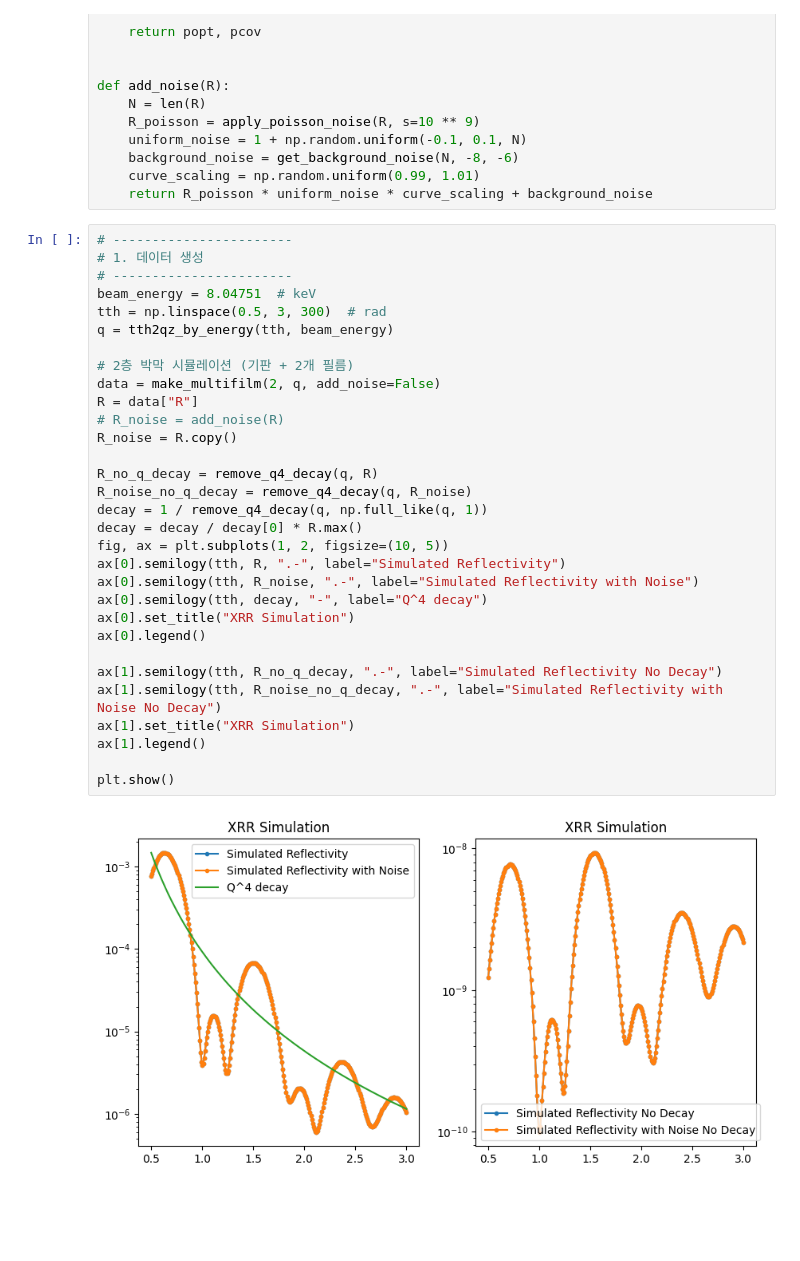
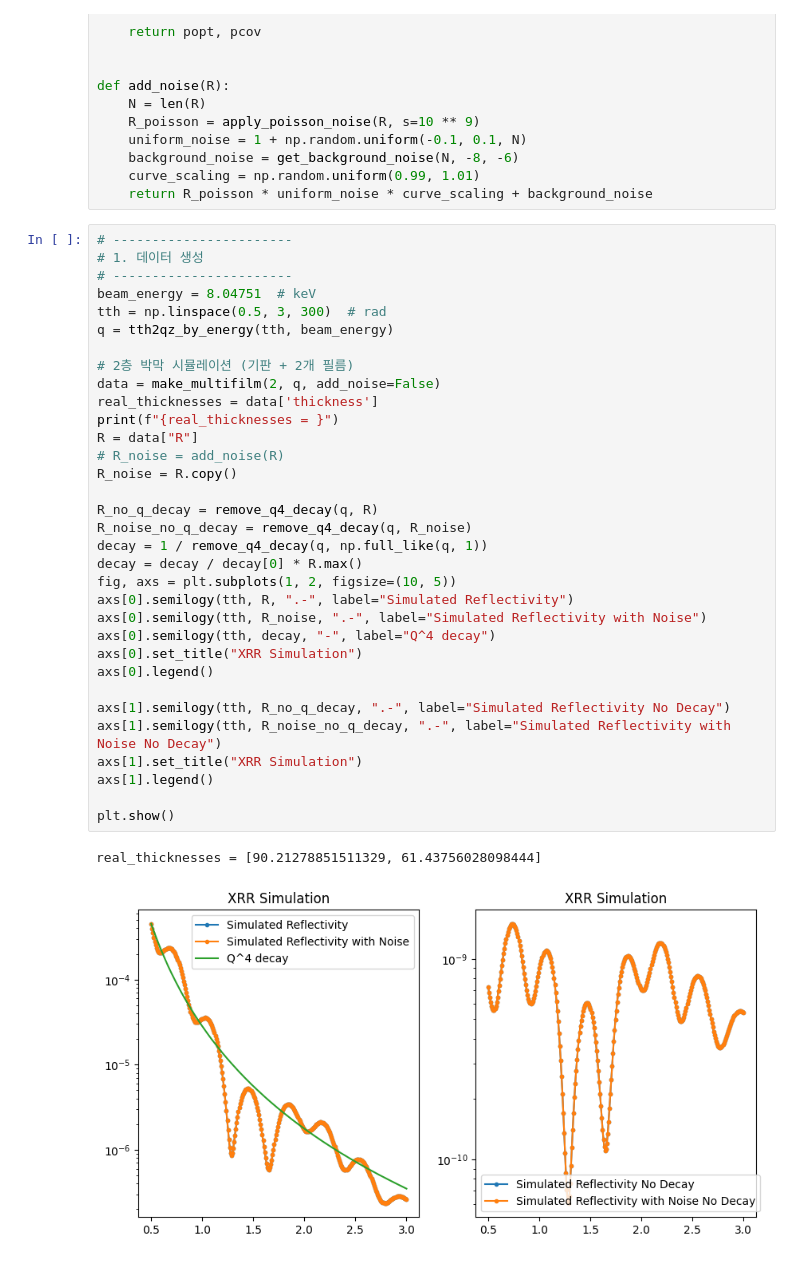
Before and after one commit to SJB7777/ReflectoLearn, a Jupyter notebook: notebooks/fitting.ipynb, the cells around one changed output. Cells and saved outputs as stored; diff of their text form; blank space fills up the shorter version.

Commit message:
compare with real thickness

```diff
--- a/notebooks/fitting.ipynb
+++ b/notebooks/fitting.ipynb
@@ -57,34 +55,37 @@ def add_noise(R):
 # %%
 # -----------------------
 # 1. 데이터 생성
 # -----------------------
 beam_energy = 8.04751  # keV
 tth = np.linspace(0.5, 3, 300)  # rad
 q = tth2qz_by_energy(tth, beam_energy)
 
 # 2층 박막 시뮬레이션 (기판 + 2개 필름)
 data = make_multifilm(2, q, add_noise=False)
+real_thicknesses = data['thickness']
+print(f"{real_thicknesses = }")
 R = data["R"]
 # R_noise = add_noise(R)
 R_noise = R.copy()
 
 R_no_q_decay = remove_q4_decay(q, R)
 R_noise_no_q_decay = remove_q4_decay(q, R_noise)
 decay = 1 / remove_q4_decay(q, np.full_like(q, 1))
 decay = decay / decay[0] * R.max()
-fig, ax = plt.subplots(1, 2, figsize=(10, 5))
-ax[0].semilogy(tth, R, ".-", label="Simulated Reflectivity")
-ax[0].semilogy(tth, R_noise, ".-", label="Simulated Reflectivity with Noise")
-ax[0].semilogy(tth, decay, "-", label="Q^4 decay")
-ax[0].set_title("XRR Simulation")
-ax[0].legend()
+fig, axs = plt.subplots(1, 2, figsize=(10, 5))
+axs[0].semilogy(tth, R, ".-", label="Simulated Reflectivity")
+axs[0].semilogy(tth, R_noise, ".-", label="Simulated Reflectivity with Noise")
+axs[0].semilogy(tth, decay, "-", label="Q^4 decay")
+axs[0].set_title("XRR Simulation")
+axs[0].legend()
 
-ax[1].semilogy(tth, R_no_q_decay, ".-", label="Simulated Reflectivity No Decay")
-ax[1].semilogy(tth, R_noise_no_q_decay, ".-", label="Simulated Reflectivity with Noise No Decay")
-ax[1].set_title("XRR Simulation")
-ax[1].legend()
+axs[1].semilogy(tth, R_no_q_decay, ".-", label="Simulated Reflectivity No Decay")
+axs[1].semilogy(tth, R_noise_no_q_decay, ".-", label="Simulated Reflectivity with Noise No Decay")
+axs[1].set_title("XRR Simulation")
+axs[1].legend()
 
 plt.show()
 # %% [output]
+real_thicknesses = [90.21278851511329, 61.43756028098444]
-[figure, old version]
+[figure, new version]
 # %%
```
Also changed, not shown: parts of 5 cells of this notebook.
